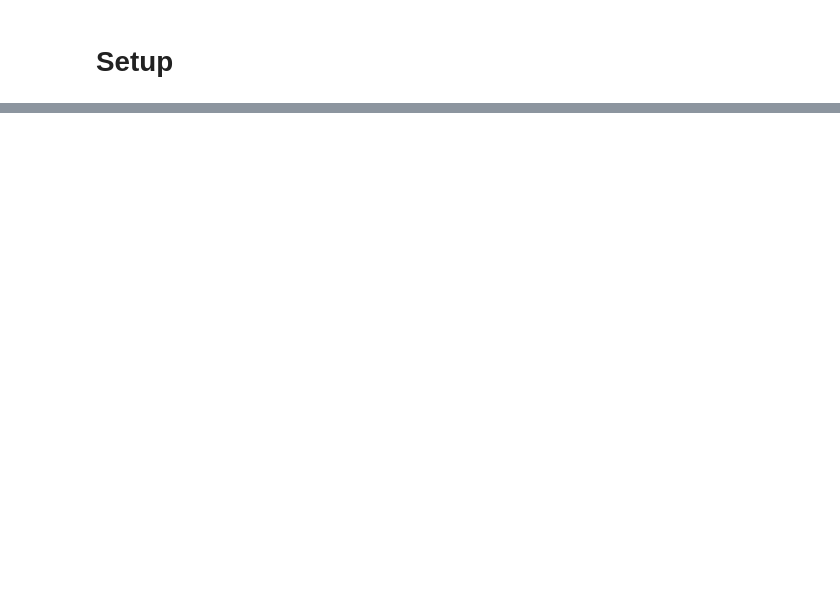
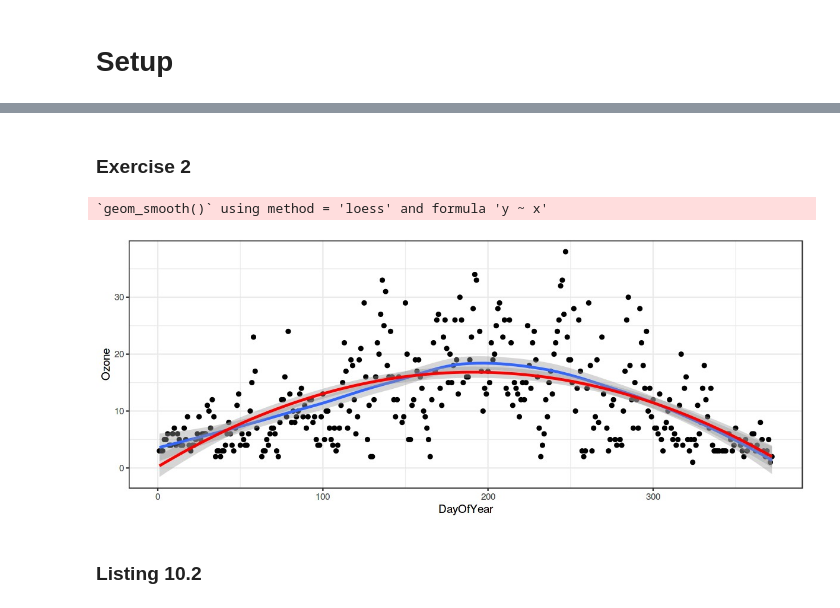
Before and after one commit to brainvat/Hefin-I-Rhys-Machine-Learning-with-R-the-tidyverse-and-mlr, a Jupyter notebook: chapter_10/Chapter 10 - Nonlinear regression with generalized additive models.ipynb, the cells around one changed output, grey strips where cells are left out. Saved outputs shown, nothing was run; the diff lists cells and outputs as text; code cells hidden in the pictures; blank space fills up the shorter version.

```diff
--- a/chapter_10/Chapter 10 - Nonlinear regression with generalized additive models.ipynb
+++ b/chapter_10/Chapter 10 - Nonlinear regression with generalized additive models.ipynb
@@ -50,0 +100,11 @@ ggplot(ozoneUntidy, aes(Value, Ozone)) +
+# %% [markdown]
+### Exercise 2
+# %%
+ggplot(ozoneForGAM, aes(DayOfYear, Ozone)) +
+    geom_point() +
+    geom_smooth() +
+    geom_smooth(method = "lm", formula = "y ~ x + I(x^2)", col = "red") +
+    theme_bw()
+# %% [output]
+`geom_smooth()` using method = 'loess' and formula 'y ~ x'
+[figure, added]
@@ -50,0 +113,2 @@ ggplot(ozoneUntidy, aes(Value, Ozone)) +
+# %% [markdown]
+### Listing 10.2
```
Also changed, not shown: parts of 19 cells of this notebook.
